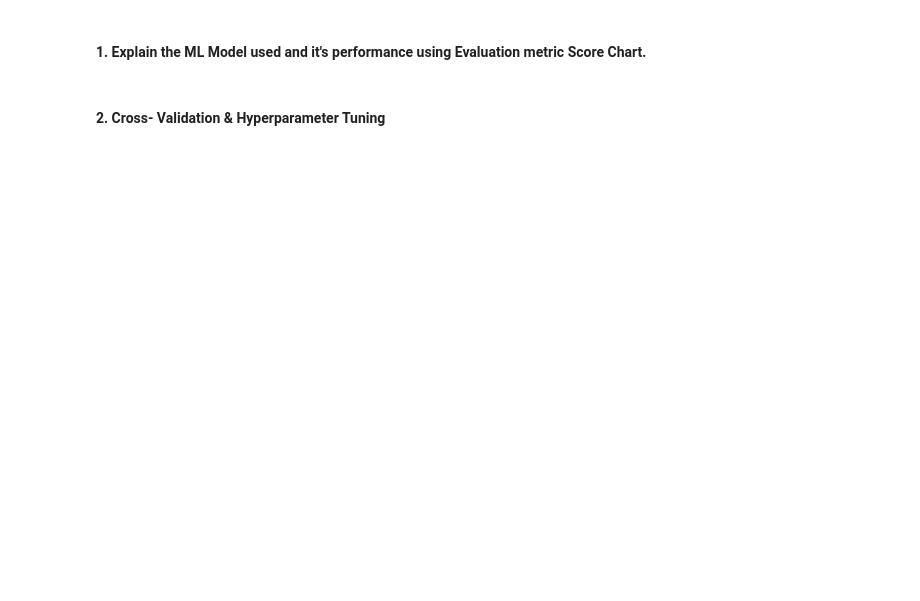
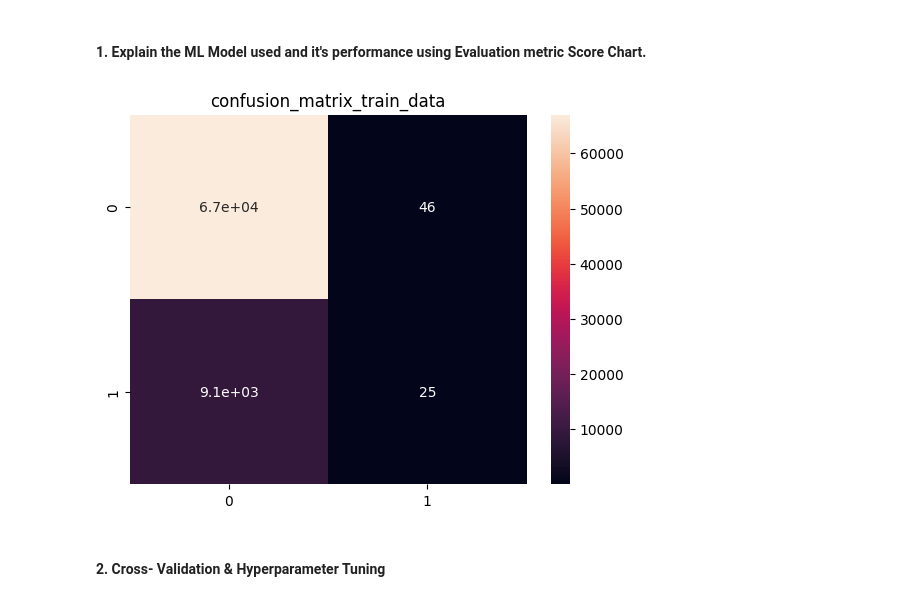
Before and after one commit to chetansgode/Health_Insurance_Cross_Sales_Prediction_classification, a Jupyter notebook: Health_Insurance_Cross_Sales_Prediction_classification.ipynb, the cells around one changed output. Drawn from its saved outputs; the diff is of its cells as text; code cells hidden in the pictures; blank space fills up the shorter version.

Commit message:
done ml-1-Logistics Regression

```diff
--- a/Health_Insurance_Cross_Sales_Prediction_classification.ipynb
+++ b/Health_Insurance_Cross_Sales_Prediction_classification.ipynb
@@ -1221,0 +1312,4 @@ Answer Here.
+# %%
+# Select your features wisely to avoid overfitting
+features=cal_vif(df[[i for i in df.columns if i not in ['Response','Driving_License']]])['variables']  # # Here we ignore age just because in auc roc score FP and TP comes 0 so
+features
@@ -1255,5 +1362,10 @@ Answer Here.
 ### 8. Data Splitting
 # %%
 # Split your data to train and test. Choose Splitting ratio wisely.
+X=df[features].values
+y=df['Response'].values
+
+# apply train_test_module
+X_train,X_test,y_train,y_test=train_test_split(X,y,test_size=0.2,random_state=1)
 # %% [markdown]
 ##### What data splitting ratio have you used and why?
@@ -1283,0 +1390,27 @@ Answer Here.
+# %%
+
+# ML Model - 1 Implementation-Logistics Regression
+from sklearn.linear_model import LogisticRegression
+from sklearn.metrics import accuracy_score,roc_auc_score,precision_score,confusion_matrix
+
+# Fit the Algorithm
+LR=LogisticRegression(fit_intercept=True,max_iter=10000)
+LR.fit(X_train,y_train)
+
+# Predict on the model
+y_train_LR=LR.predict(X_train)
+y_test_LR=LR.predict(X_test)
+
+accuracy_for_train=accuracy_score(y_train,y_train_LR)
+accuracy_for_test=accuracy_score(y_test,y_test_LR)
+roc_auc_score_train=roc_auc_score(y_train,y_train_LR)
+roc_auc_score_test=roc_auc_score(y_test,y_test_LR)
+confusion_matrix_train=confusion_matrix(y_train,y_train_LR)
+confusion_matrix_test=confusion_matrix(y_test,y_test_LR)
+
+print(f'Accurancy score for train dataset is {accuracy_for_train}')
+print(f'Accurancy score for test dataset is {accuracy_for_test}')
+print(f'roc auc score for train dataset is {roc_auc_score_train}')
+print(f'roc auc score for test dataset is {roc_auc_score_test}')
+print(f'confusion matrics for train dataset is \n {confusion_matrix_train}')
+print(f'confusion matrics for test dataset is \n {confusion_matrix_test}')
@@ -1285,5 +1429,10 @@ Answer Here.
 #### 1. Explain the ML Model used and it's performance using Evaluation metric Score Chart.
 # %%
 # Visualizing evaluation Metric Score chart
+sns.heatmap(confusion_matrix_test,annot=True)
+plt.title('confusion_matrix_train_data')
+plt.show()
+# %% [output]
+[figure, added]
 # %% [markdown]
 #### 2. Cross- Validation & Hyperparameter Tuning
```
Also changed, not shown: parts of 35 cells of this notebook.
